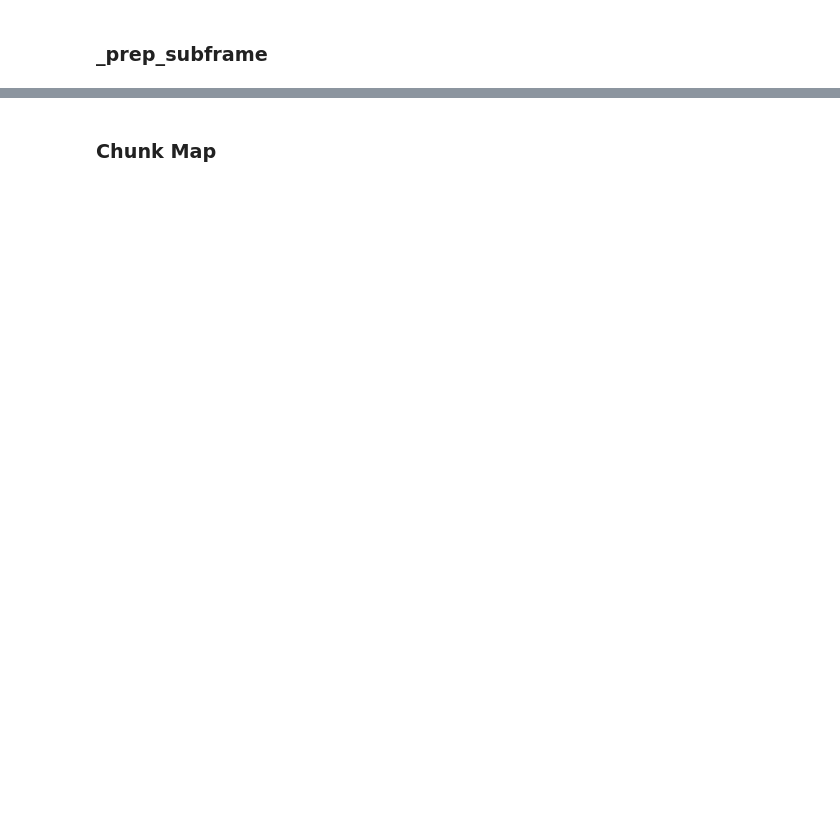
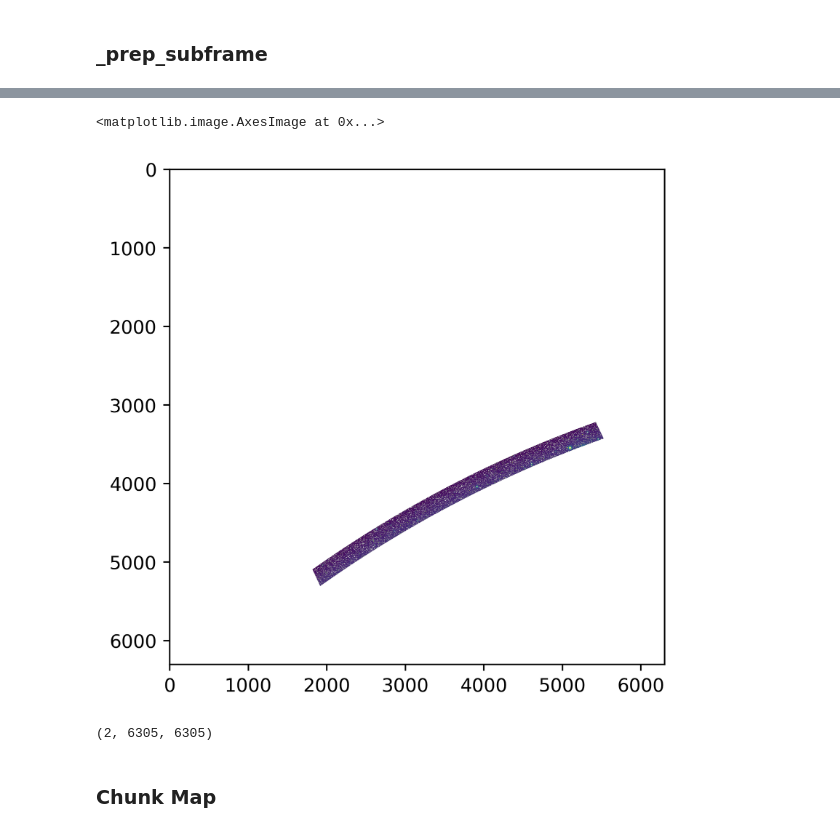
Before and after one commit to ThomasLiii/PySelfCal, a Jupyter notebook: spherex_selfcal_dev.ipynb, the cells around one changed output, grey strips where cells are left out. Drawn from its saved outputs; the diff is of its cells as text; code cells hidden in the pictures; blank space fills up the shorter version.

```diff
--- a/spherex_selfcal_dev.ipynb
+++ b/spherex_selfcal_dev.ipynb
@@ -171,0 +322,20 @@ if for_lsqr:
+# %%
+def make_spherex_offset_map(chunk_map, chunk_offset, chunk_valid_mask, lvf_params):
+    R = lvf_params['R']
+    xc, yc = lvf_params['xc'], lvf_params['yc']
+
+    edge_valid_mask = chunk_valid_mask[1:].astype(bool) | chunk_valid_mask[:-1].astype(bool)
+    valid_R = R[edge_valid_mask]
+    spl = mean_preserving_spline(x_edge=valid_R, y_mean=chunk_offset[chunk_valid_mask.astype(bool)])
+
+    h, w = np.shape(chunk_map)
+    oversample_factor = h // 2040
+
+    x_vec = (np.arange(w) / oversample_factor) - xc
+    y_vec = (np.arange(h) / oversample_factor) - yc
+    r_mesh = np.sqrt(x_vec**2 + y_vec[:, None]**2)
+
+    offset_map = spl(r_mesh)
+    return offset_map
+
+partial_make_offset_map = partial(make_spherex_offset_map, chunk_valid_mask=chunk_valid_mask, lvf_params=lvf_params)
@@ -171,0 +351,21 @@ if for_lsqr:
+# %%
+ref_coords, sub_data, sub_weight, chunk_contrib = _prep_subframe(
+    file = '/mnt/md127/thomasli/selfcal/outputs/nep_det3_3p1arcsec/reprojected/exp_0000_det_00.h5',
+    exp_idx = 0,
+    det_idx = 0,
+    chunk_map = chunk_map,
+    det_valid_mask = det_valid_mask,
+    apply_weight = False,
+    apply_mask = True,
+    chunk_offset = 2*np.arange(len(chunk_valid_mask))/171,
+    ignore_list = [21],
+    valid_threshold = 0.99,
+    for_lsqr = False,#True,
+    det_offset_func = partial_make_offset_map,
+    oversample_factor = 4
+    )
+# %%
+plt.imshow(sub_data, vmin=np.nanpercentile(sub_data, 1), vmax=np.nanpercentile(sub_data, 99))
+# %% [output]
+<matplotlib.image.AxesImage at 0x...>
+[figure, added]
@@ -171,0 +427,4 @@ if for_lsqr:
+# %%
+sub_mapping.shape
+# %% [output]
+(2, 6305, 6305)
```
Also changed, not shown: parts of 106 cells of this notebook, 5 other files.
